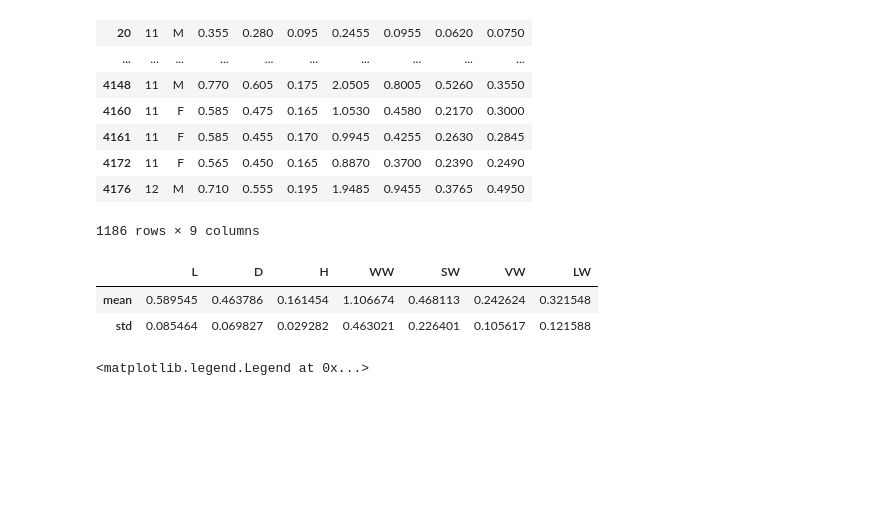
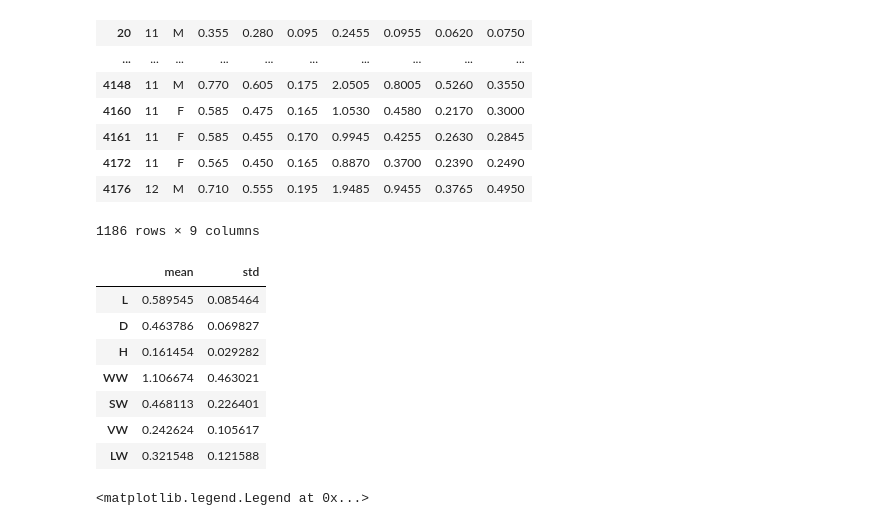
Before and after one commit to SWi7CHbladE/Pattern-Recognition-Assigment, a Jupyter notebook: 20_8_2022_Assignment2.ipynb, the cells around one changed output. Cells and saved outputs as stored; diff of their text form; code cells hidden in the pictures; blank space fills up the shorter version.

```diff
--- a/20_8_2022_Assignment2.ipynb
+++ b/20_8_2022_Assignment2.ipynb
@@ -171,11 +181,16 @@ data_L
 1186 rows × 9 columns
 # %%
 tmp = data_L[col].describe().loc[["mean","std"]]
-tmp
+tmp.transpose()
 # %% [output]
-|  | L | D | H | WW | SW | VW | LW |
-| mean | 0.589545 | 0.463786 | 0.161454 | 1.106674 | 0.468113 | 0.242624 | 0.321548 |
-| std | 0.085464 | 0.069827 | 0.029282 | 0.463021 | 0.226401 | 0.105617 | 0.121588 |
+|  | mean | std |
+| L | 0.589545 | 0.085464 |
+| D | 0.463786 | 0.069827 |
+| H | 0.161454 | 0.029282 |
+| WW | 1.106674 | 0.463021 |
+| SW | 0.468113 | 0.226401 |
+| VW | 0.242624 | 0.105617 |
+| LW | 0.321548 | 0.121588 |
 # %%
 x = np.arange(-0.01, 2.2, 0.001)
 
```
Also changed, not shown: parts of 2 cells of this notebook.
